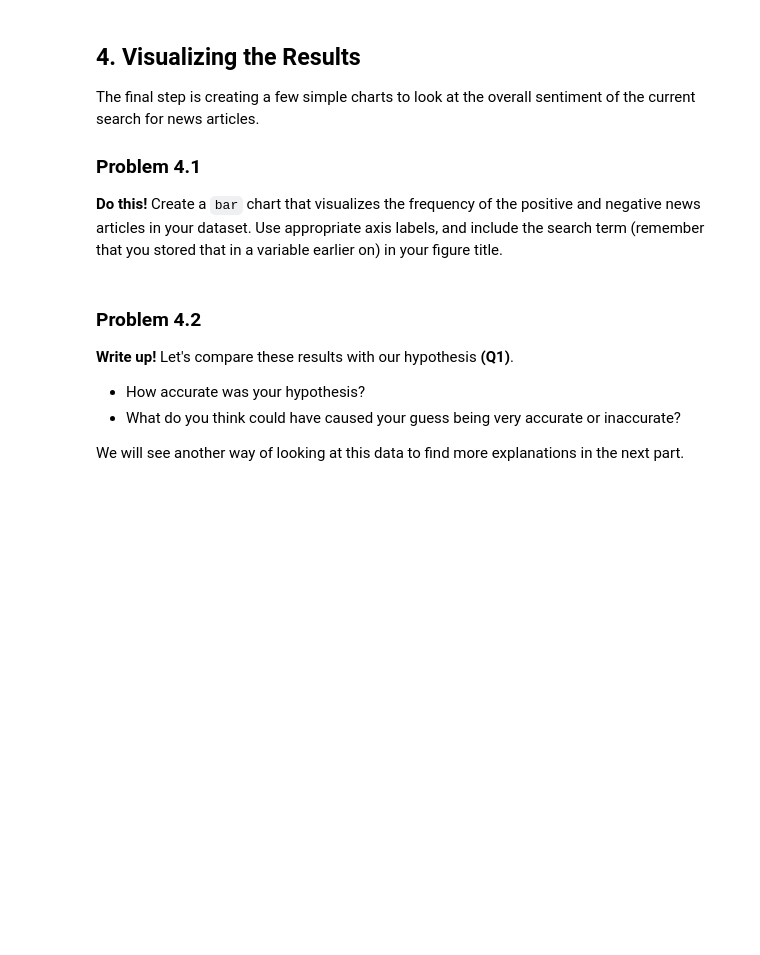
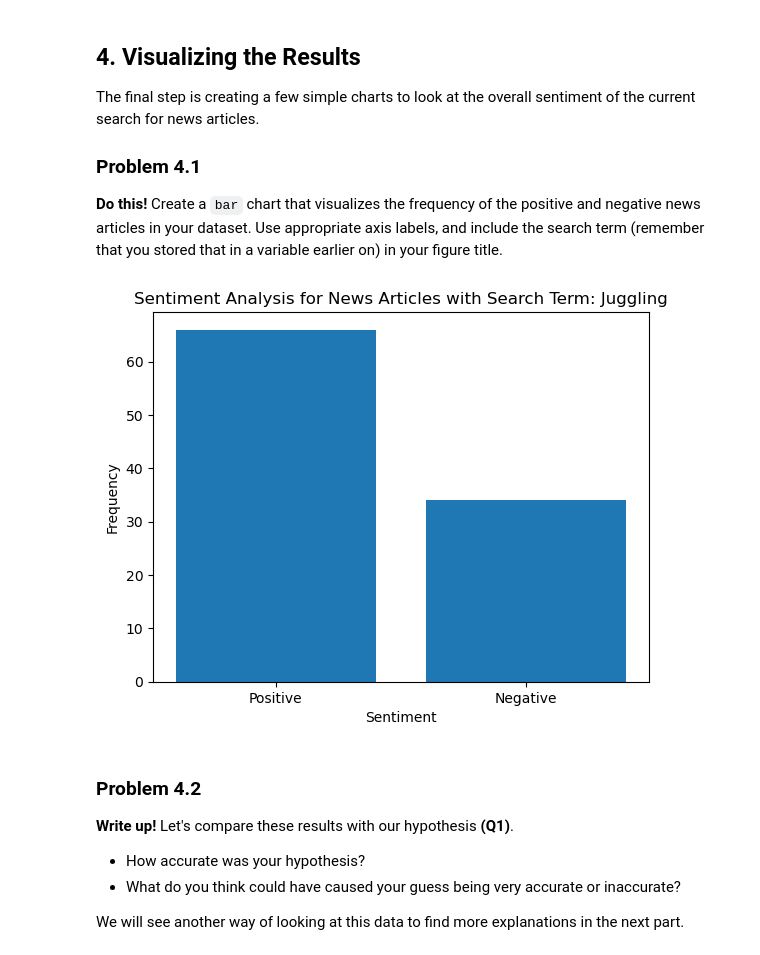
Before and after one commit to Mandar-B/SentimentTracker, a Jupyter notebook: hw5.ipynb, the cells around one changed output. Cells and saved outputs as stored; diff of their text form; code cells hidden in the pictures; blank space fills up the shorter version.

```diff
--- a/hw5.ipynb
+++ b/hw5.ipynb
@@ -146,7 +166,7 @@ Return this list of words as `processedResult`.
 # %%
 def preProcess(result):
 
-    processedResult = ...
+    processedResult = re.sub(r'[^\w ]', ' ', result).lower().split()
 
     return processedResult
 # %%
@@ -175,10 +215,20 @@ def searchTerm(my_search_term):
     allDates = []
     page = 1
 
-    while ...:
-        results, dates = ...
+    while len(processedResults) < 100:
+        results, dates = getResults(my_search_term, page)
 
-        ...
+        if not results:
+            break
+
+        for result in results:
+            processed = preProcess(result)
+            processedResults.append(processed)
+
+            if len(processedResults) >= 100:
+                break
+
+        page += 1
 
         allDates += dates
 
@@ -223,8 +275,19 @@ _Type your answer here, replacing this text._
  > **Hint**: We will declare `positive_words` and `negative_words` as `global` variables, so don't bother about passing those in as arguments.
 # %%
 def analyzeSentiment(entry):
+    sentiment_score = 0
 
-    ...
+    for review in entry:
+        for word in re.sub(r'[^\w ]', ' ', review).lower().split():
+            if word in positive_words:
+                sentiment_score += 1
+            if word in negative_words:
+                sentiment_score -= 1
+    if sentiment_score<0:
+        sentiment_score = -1
+    else:
+        sentiment_score = 1
+    return sentiment_score
 # %% [markdown]
 Now, we can run all out tweets through this function and collect their sentiment.
 # %%
@@ -259,7 +331,21 @@ The final step is creating a few simple charts to look at the overall sentiment
 # %%
 plt.rcdefaults() # Let's run a configuration to make prettier plots
 
-...
+positive_count = sum(sentiment_labels == 1)
+negative_count = sum(sentiment_labels == -1)
+
+# Create a bar chart
+plt.bar(['Positive', 'Negative'], [positive_count, negative_count])
+
+# Add appropriate labels and title
+plt.xlabel('Sentiment')
+plt.ylabel('Frequency')
+plt.title(f'Sentiment Analysis for News Articles with Search Term: {my_search_term}')
+
+# Display the chart
+plt.show()
+# %% [output]
+[figure, added]
 # %% [markdown]
 <!-- END QUESTION -->
 
```
Also changed, not shown: parts of 20 cells of this notebook, 1 other file.
